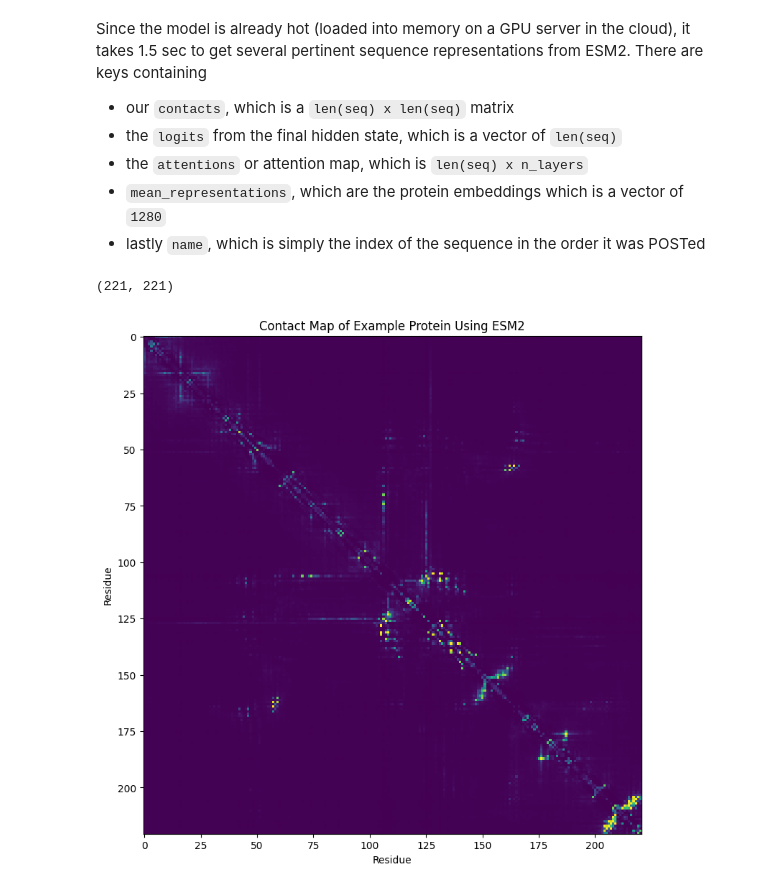
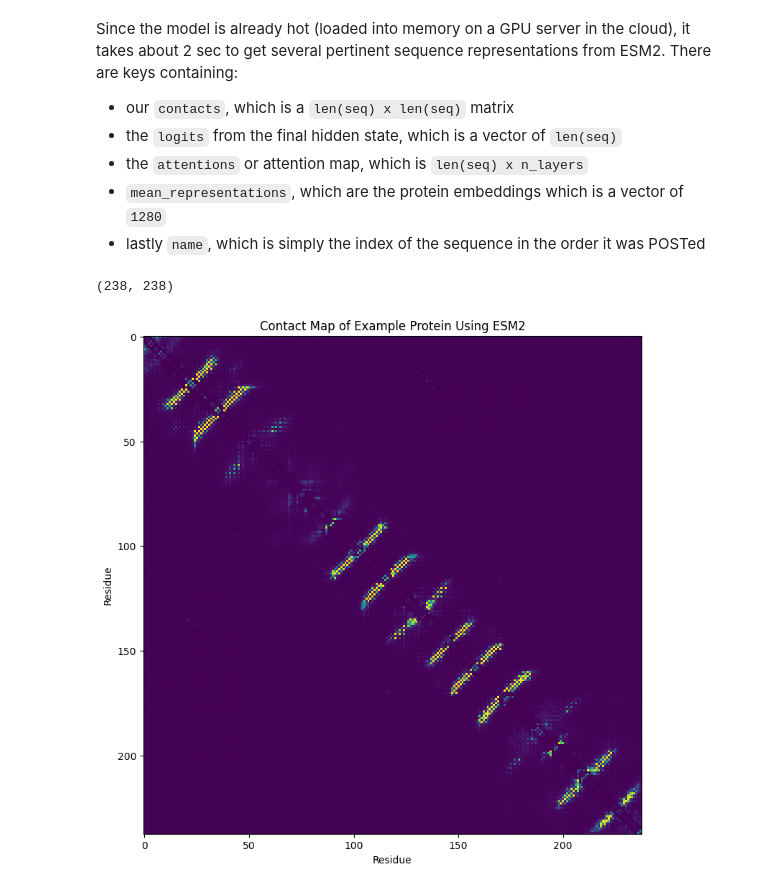
Before and after one commit to BioLM/tutorials-and-guides, a Jupyter notebook: content/2.2_ESM2_Protein_Contact_Map.ipynb, the cells around one changed output. Drawn from its saved outputs; the diff is of its cells as text; code cells hidden in the pictures.

Commit message:
Fix up all tutorials for Jupyter.biolm.ai except for GPT2 Gen

```diff
--- a/content/2.2_ESM2_Protein_Contact_Map.ipynb
+++ b/content/2.2_ESM2_Protein_Contact_Map.ipynb
@@ -22,2 +19,9 @@ import biolm_util
 # %%
-tokens = biolm_util.get_api_token()  # They should be set as env vars now, so not needed
+SLUG = 'esm2_t33_650M_UR50D'  # Model endpoint to hit on BioLM.ai
+
+# Follow the link to the docs for the endpoint above to see this definition
+data = {
+  "instances": [{
+    "data": {"text": SEQ}
+  }]
+}
@@ -46,5 +56,5 @@ dict_keys(['name', 'mean_representations', 'contacts', 'logits', 'attentions'])
 # %% [markdown]
-Since the model is already hot (loaded into memory on a GPU server in the cloud), it takes 1.5 sec to get several pertinent sequence representations from ESM2. There are keys containing
+Since the model is already hot (loaded into memory on a GPU server in the cloud), it takes about 2 sec to get several pertinent sequence representations from ESM2. There are keys containing:
 
  * our `contacts`, which is a `len(seq) x len(seq)` matrix
  * the `logits` from the final hidden state, which is a vector of `len(seq)`
@@ -52,8 +62,14 @@ Since the model is already hot (loaded into memory on a GPU server in the cloud)
  * `mean_representations`, which are the protein embeddings which is a vector of `1280`
  * lastly `name`, which is simply the index of the sequence in the order it was POSTed
 # %%
-contacts = np.array(wt_transform['contacts'])
+preds = result['predictions'][0]
+contact_map = preds['contacts']
 
-contacts.shape  # Straight from the model, this would be 223, 223 due to start/end tokens
+# Straight from the model, this would be 223, 223 due to start/end tokens,
+# but the endpoint cleans that up for us
+nrow = len(contact_map)
+ncol = len(contact_map[0])
+
+print(f'({nrow}, {ncol})')
 # %% [output]
-(221, 221)
+(238, 238)
@@ -60,9 +82,9 @@ contacts.shape  # Straight from the model, this would be 223, 223 due to start/e
 # %%
 plt.figure(figsize=(9, 9))
 plt.xlabel('Residue')
 plt.ylabel('Residue')
 plt.title('Contact Map of Example Protein Using ESM2')
-plt.imshow(contacts, cmap='viridis', interpolation='nearest')
+plt.imshow(contact_map, cmap='viridis', interpolation='nearest')
 plt.show()
 # %% [output]
-[figure, old version]
+[figure, new version]
```
Also changed, not shown: parts of 11 cells of this notebook, 6 other files.
